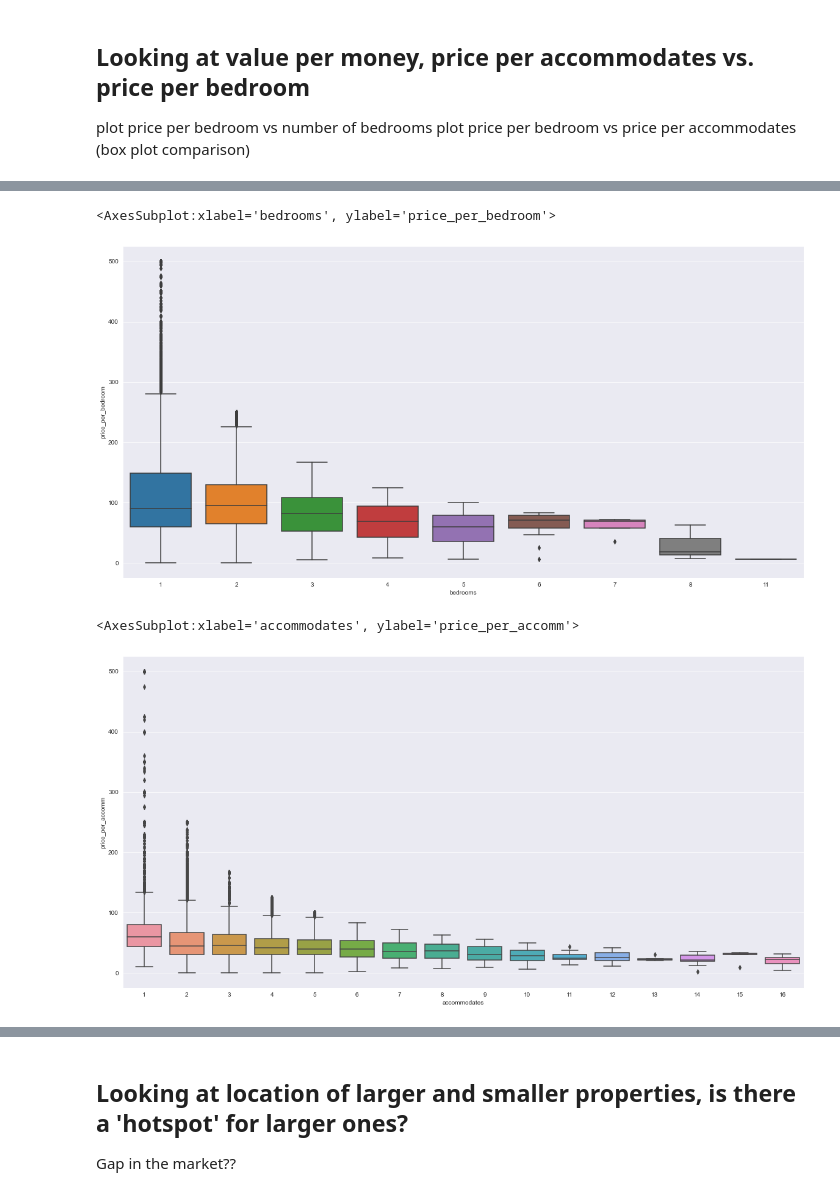
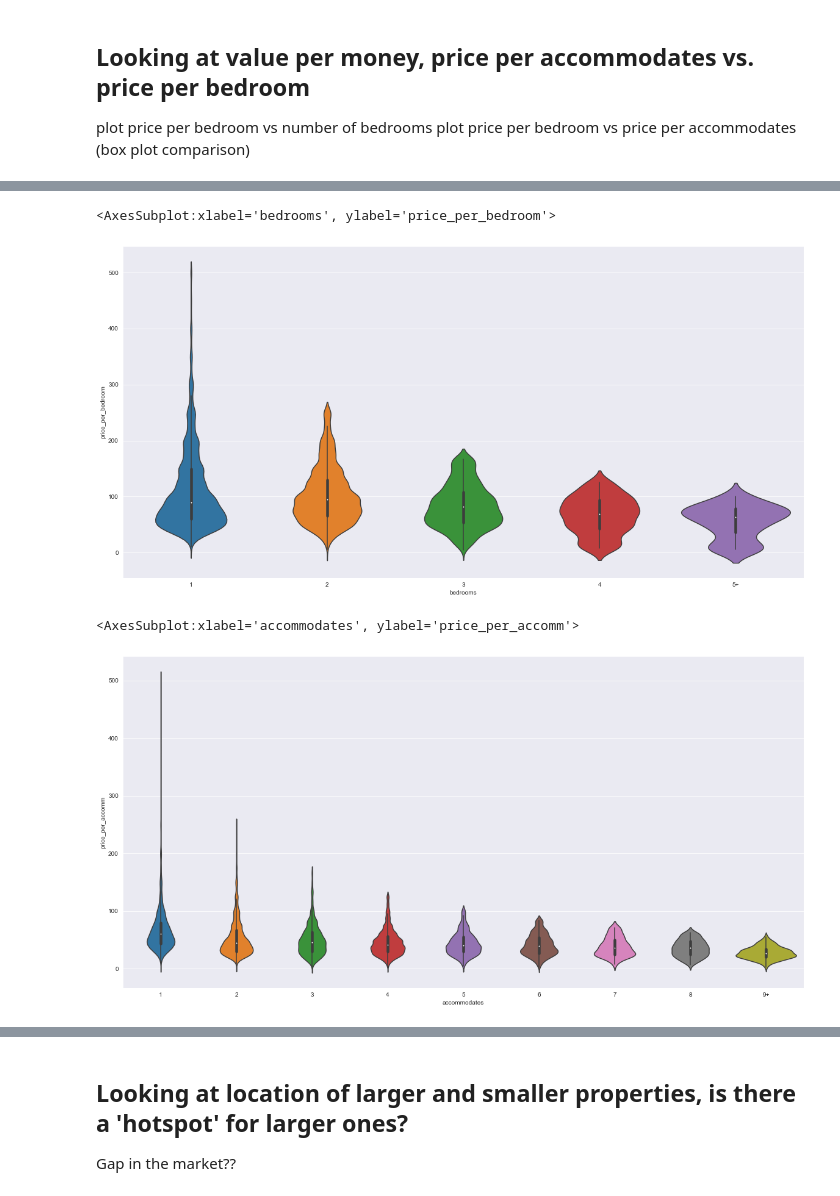
Before and after one commit to rachelastar/airbnb-eda, a Jupyter notebook: Airbnb-EDA.ipynb, the cells around one changed output, grey strips where cells are left out. Cells and saved outputs as stored; diff of their text form; code cells hidden in the pictures.

Commit message:
Further work on EDA, finished adding violin plots and heatmaps

```diff
--- a/Airbnb-EDA.ipynb
+++ b/Airbnb-EDA.ipynb
@@ -205,6 +193,9 @@ plot price per bedroom vs price per accommodates (box plot comparison)
 listings['price_per_bedroom'] = (listings['price']/listings['bedrooms'])
 #listings[['price', 'bedrooms','price_per_bedroom']].head()
 listings['price_per_accomm'] = (listings['price']/listings['accommodates'])
-listings[['price', 'bedrooms', 'accommodates','price_per_bedroom', 'price_per_accomm']].head()
+
+#Creating a subset of this data to clean for use in graphs
+bed_accomm = listings[['price', 'bedrooms', 'accommodates','price_per_bedroom', 'price_per_accomm']]
+bed_accomm
 # %% [output]
 |  | price | bedrooms | accommodates | price_per_bedroom | price_per_accomm |
@@ -215,0 +225,11 @@ listings[['price', 'bedrooms', 'accommodates','price_per_bedroom', 'price_per_ac
+# %%
+#Data cleaning to match previous graphs: '5+' bedrooms grouped together, and '9+' accommodates grouped together
+#First removing data where price = 0
+bed_accomm=bed_accomm[(bed_accomm['price']!=0)]
+
+bed_accomm.loc[:,('bedrooms')] = bed_accomm.loc[:,('bedrooms')].replace({5:"5+", 6:"5+", 7:"5+", 8:"5+", 11:"5+"})
+bed_accomm['bedrooms'].value_counts() #checking it worked
+
+bed_accomm.loc[:,('accommodates')] = bed_accomm.loc[:,('accommodates')].replace({
+    9:"9+", 10:"9+", 11:"9+", 12:"9+", 13:"9+", 14:"9+", 15:"9+", 16:"9+"})
+bed_accomm['accommodates'].value_counts()
@@ -216,18 +247,19 @@ listings[['price', 'bedrooms', 'accommodates','price_per_bedroom', 'price_per_ac
 # %%
 plt.figure(figsize=(20,10))
-sns.boxplot(data=listings, x='bedrooms', y='price_per_bedroom')
+sns.violinplot(data=bed_accomm, x='bedrooms', y='price_per_bedroom', order=[1,2,3,4,"5+"])
 
 ### Tidy this up to be '5+' bedrooms to match before
 # Add title, axis, etc.
 # %% [output]
 <AxesSubplot:xlabel='bedrooms', ylabel='price_per_bedroom'>
-[figure, old version]
+[figure, new version]
 # %%
 plt.figure(figsize=(20,10))
-sns.boxplot(data=listings, x='accommodates', y='price_per_accomm')
+sns.violinplot(data=bed_accomm, x='accommodates', y='price_per_accomm',
+              order=[1,2,3,4,5,6,7,8,"9+"])
 
 ## As above, edit to be 9+ grouped together
 # %% [output]
 <AxesSubplot:xlabel='accommodates', ylabel='price_per_accomm'>
-[figure, old version]
+[figure, new version]
 # %%
```
Also changed, not shown: parts of 16 cells of this notebook.
